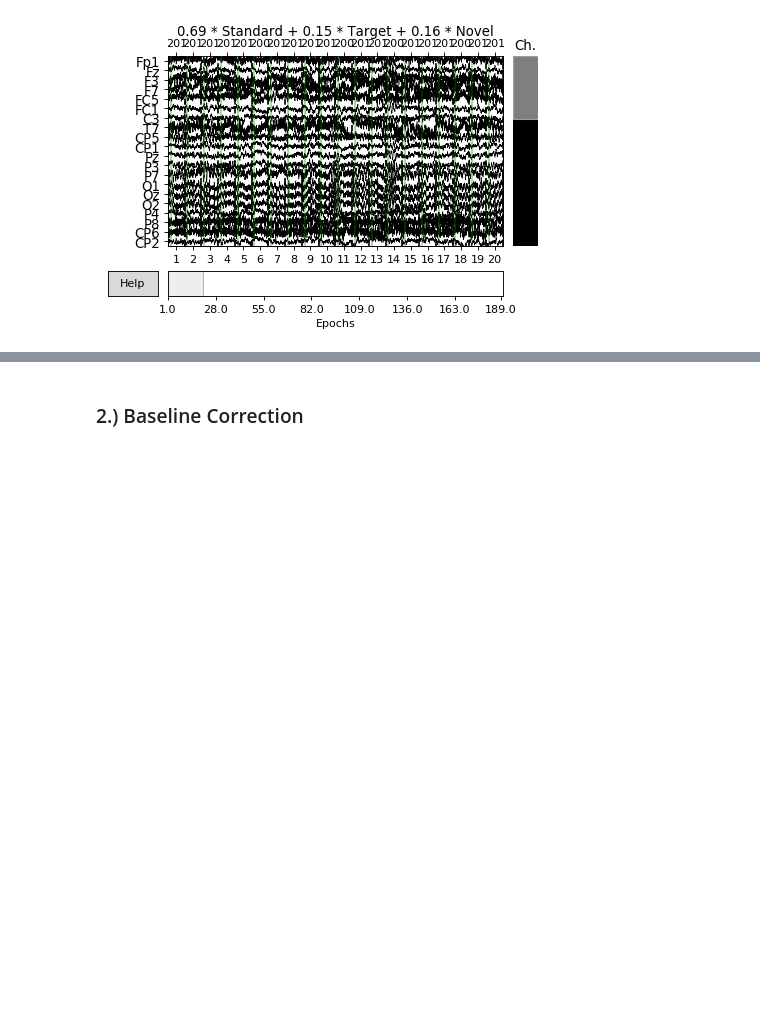
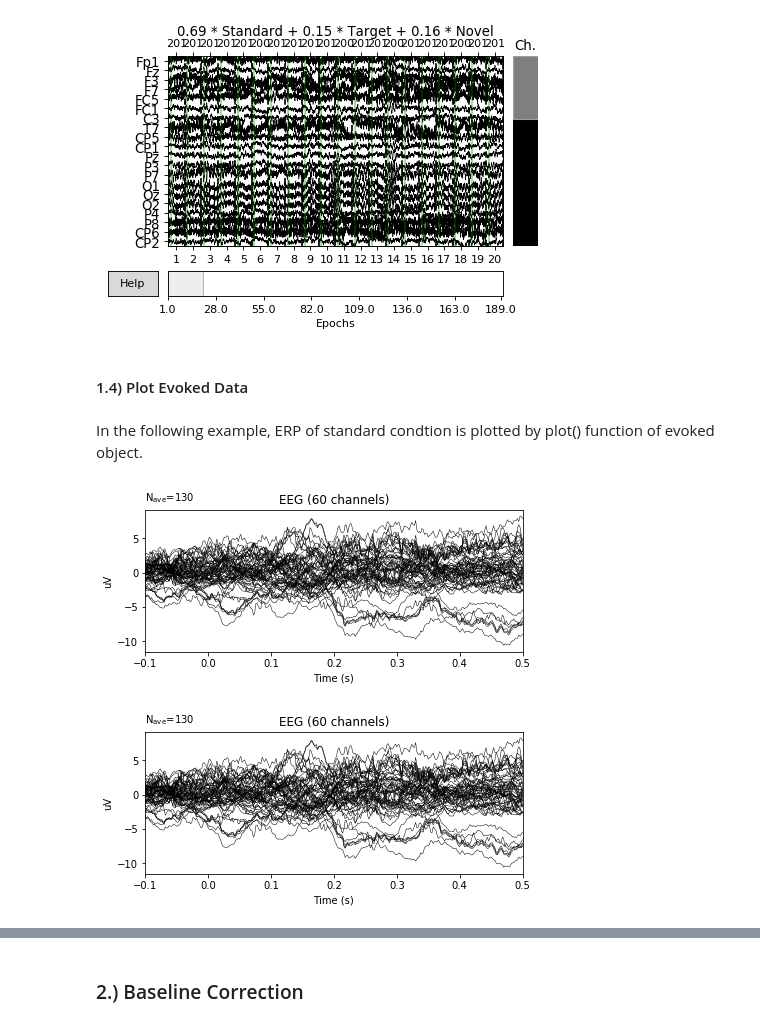
Before and after one commit to aath0/AlgorithmsNeuroscience, a Jupyter notebook: Tutorials/DataVisualization.ipynb, the cells around one changed output, grey strips where cells are left out. Drawn from its saved outputs; the diff is of its cells as text; code cells hidden in the pictures; blank space fills up the shorter version.

Commit message:
topomap and evoked data plots are added

```diff
--- a/Tutorials/DataVisualization.ipynb
+++ b/Tutorials/DataVisualization.ipynb
@@ -85,3 +85,12 @@ Percentage of Target events :  0.15
 Percentage of Novel events :  0.16
 [figure]
 [figure]
+# %% [markdown]
+#### 1.4) Plot Evoked Data
+# %% [markdown]
+In the following example, ERP of standard condtion is plotted by plot() function of evoked object.
+# %%
+epochs['Standard'].average().plot()
+# %% [output]
+[figure, added]
+[figure, added]
```
Also changed, not shown: parts of 4 cells of this notebook.
